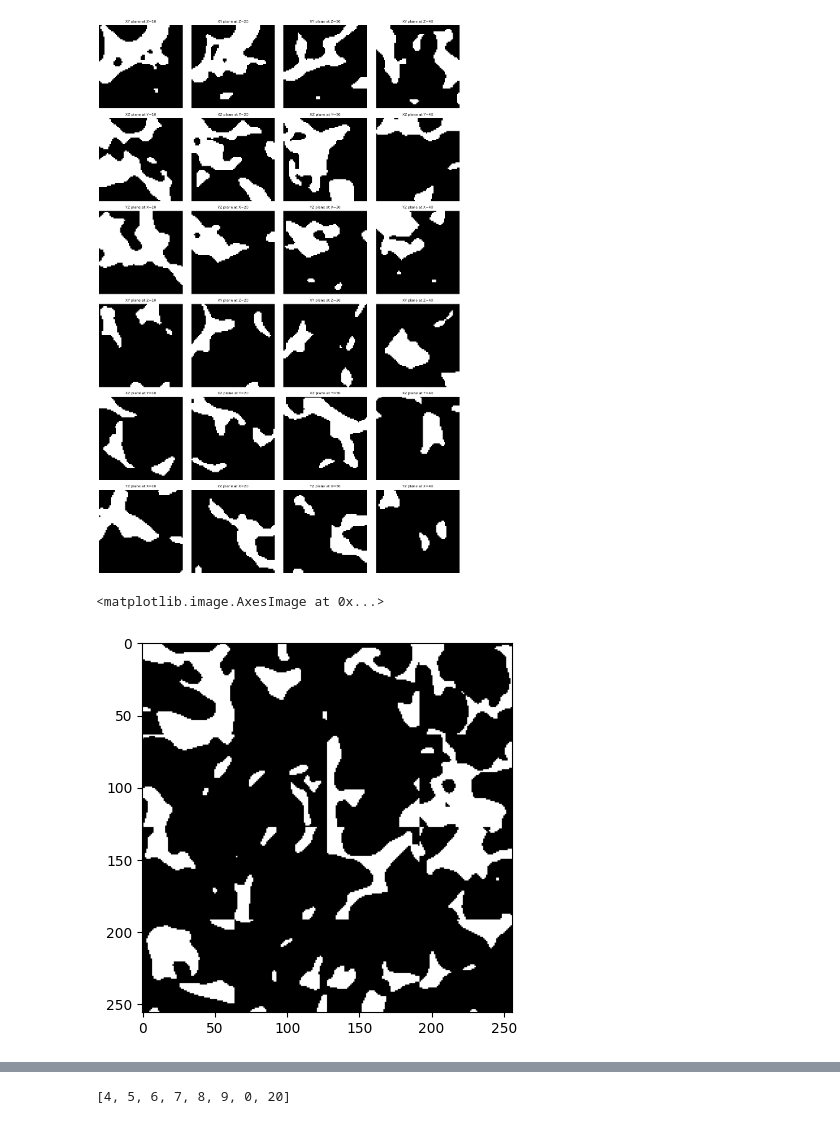
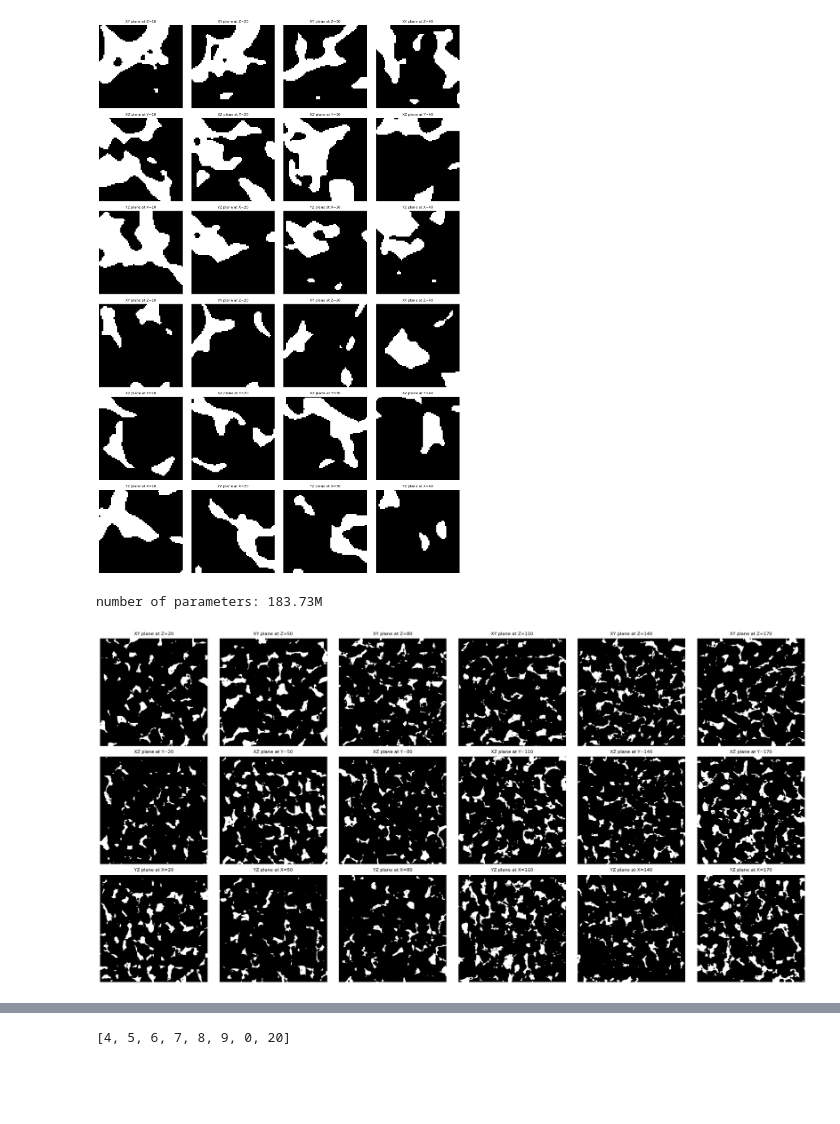
Before and after one commit to ZihanRen/poretransformer, a Jupyter notebook: lpu3dnet/eval/transformer_explore.ipynb, the cells around one changed output, grey strips where cells are left out. Drawn from its saved outputs; the diff is of its cells as text; code cells hidden in the pictures; blank space fills up the shorter version.

Commit message:
start with new epcoh to generate physics - 0828

```diff
--- a/lpu3dnet/eval/transformer_explore.ipynb
+++ b/lpu3dnet/eval/transformer_explore.ipynb
@@ -229,9 +229,9 @@ block_generator = block_generation_singlecond.Block_generator_stochastic(
     cfg_vqgan,
     cfg_transformer,
     epoch_vqgan=25,
-    epoch_transformer=290,
+    epoch_transformer=75,
     device = device,
-    volume_dimension=4
+    volume_dimension=3
     )
 
 block_generator.generate_block()
@@ -295,31 +333,45 @@ visualize_planes_grid_extended(img_arr)
 # %%
 import numpy as np
+device = torch.device("cuda" if torch.cuda.is_available() else "cpu")
+
+block_generator = block_generation_singlecond.Block_generator_stochastic(
+    cfg_dataset,
+    cfg_vqgan,
+    cfg_transformer,
+    epoch_vqgan=25,
+    epoch_transformer=50,
+    device = device,
+    volume_dimension=10
+    )
+
+block_generator.generate_block(repeat=4)
 
 def get_volume_shape(ds_spatial):
     max_i, max_j, max_k = 0, 0, 0
     for ijk in ds_spatial.keys():
         i, j, k = ijk
         max_i = max(max_i, i)
         max_j = max(max_j, j)
         max_k = max(max_k, k)
     return max_i + 1, max_j + 1, max_k + 1
 
 def assemble_volume(ds_spatial):
     volume_shape = get_volume_shape(ds_spatial)
     volume = np.zeros((volume_shape[0] * 64, volume_shape[1] * 64, volume_shape[2] * 64))
 
     for ijk, data in ds_spatial.items():
         i, j, k = ijk
         image = data['img']
         volume[i*64:(i+1)*64, j*64:(j+1)*64, k*64:(k+1)*64] = image
 
     return volume
 
 volume = assemble_volume(block_generator.ds_spatial)
-plt.imshow(volume[:,10,:], cmap='gray')
+# plt.imshow(volume[:,90,:], cmap='gray')
+visualize_planes_grid_single(volume)
 # %% [output]
-<matplotlib.image.AxesImage at 0x...>
+number of parameters: 183.73M
-[figure, old version]
+[figure, new version]
 # %%
 phi_list = []
 phi_gen_list = []
```
Also changed, not shown: parts of 2 cells of this notebook, 2 other files.
